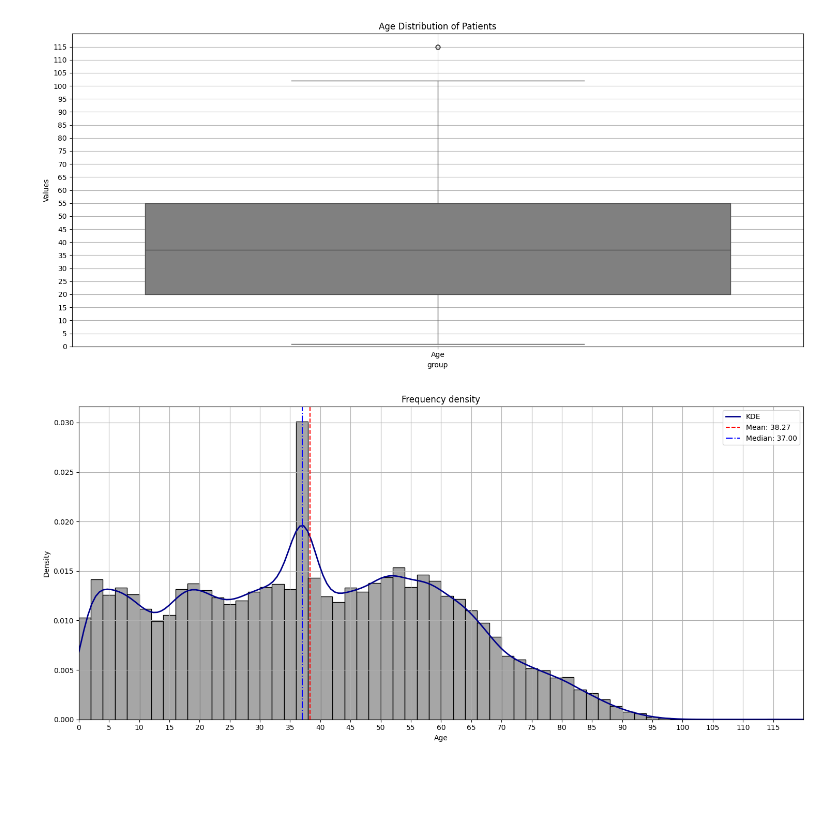
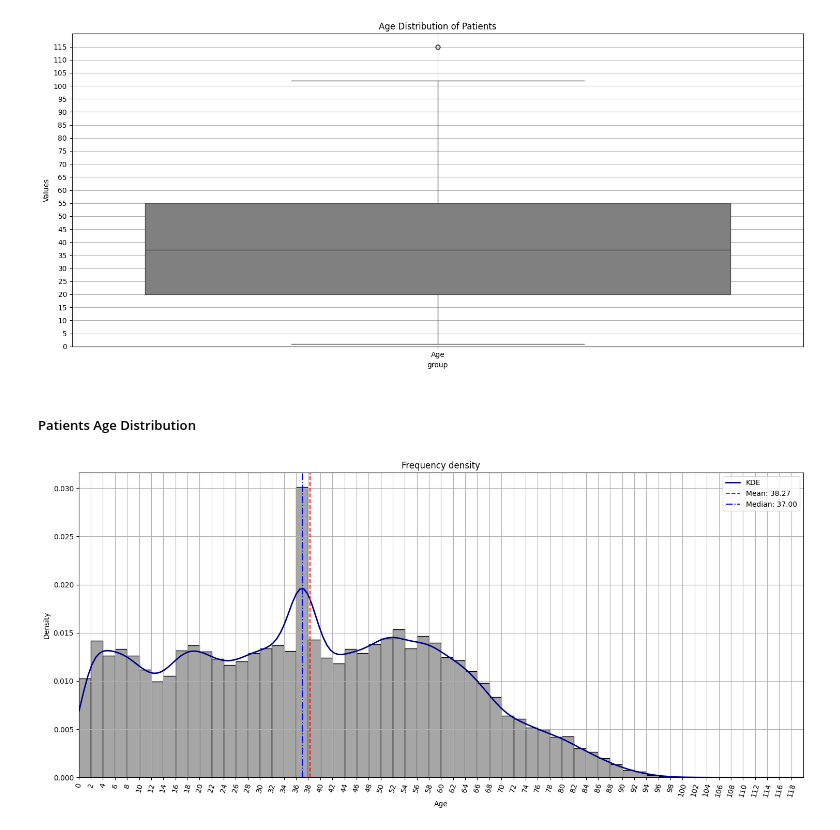
Before and after one commit to LuisPastranaLemus/Data-Driven-Insights-on-Patient-No-Shows, a Jupyter notebook: notebooks/01-eda.ipynb, the cells around one changed output. Drawn from its saved outputs; the diff is of its cells as text; code cells hidden in the pictures; blank space fills up the shorter version.

```diff
--- a/notebooks/01-eda.ipynb
+++ b/notebooks/01-eda.ipynb
@@ -108,8 +108,10 @@ freq     71840            7717   88208
 plot_boxplots([df_patients['age']], ['Age'], 'Values', 'Age Distribution of Patients', yticks_range=(0, 120, 5), rotation=0, color='grey')
 # %% [output]
 [figure]
+# %% [markdown]
+##### Patients Age Distribution
 # %%
 plot_frequency_density(df_patients['age'], bins=np.arange(0, 120, 2), color='grey', title='Frequency density', xlabel='Age',
-                       ylabel='Density', xticks_range=(0, 120, 5), show_kde=True)
+                       ylabel='Density', xticks_range=(0, 120, 2), rotation=75, show_kde=True)
 # %% [output]
-[figure, old version]
+[figure, new version]
```
Also changed, not shown: parts of 18 cells of this notebook, 3 other files.
